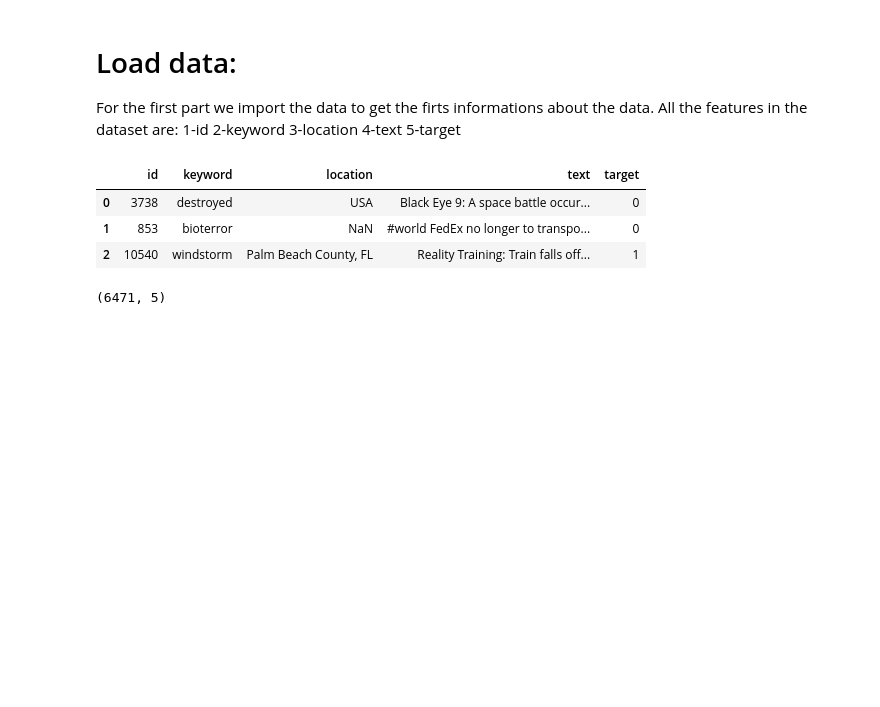
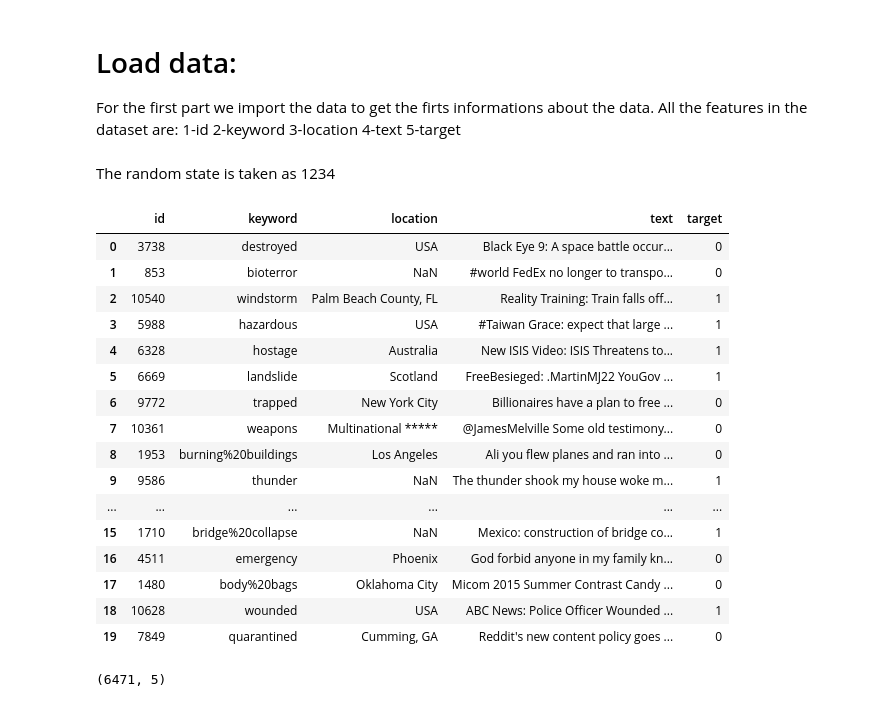
Before and after one commit to sarrab/DMML2020_COOP, a Jupyter notebook: code/COOP20.ipynb, the cells around one changed output. Drawn from its saved outputs; the diff is of its cells as text; code cells hidden in the pictures; blank space fills up the shorter version.

```diff
--- a/code/COOP20.ipynb
+++ b/code/COOP20.ipynb
@@ -33,14 +27,29 @@ For the first part we import the data to get the firts informations about the da
 3-location
 4-text
 5-target
+# %% [markdown]
+The random state is taken as 1234
 # %%
 df = pd.read_csv("https://raw.githubusercontent.com/michalis0/DataMining_and_MachineLearning/master/project/training_data.csv")
-df.head(3)
+df.head(20)
 # %% [output]
 |  | id | keyword | location | text | target |
 | 0 | 3738 | destroyed | USA | Black Eye 9: A space battle occur... | 0 |
 | 1 | 853 | bioterror | NaN | #world FedEx no longer to transpo... | 0 |
 | 2 | 10540 | windstorm | Palm Beach County, FL | Reality Training: Train falls off... | 1 |
+| 3 | 5988 | hazardous | USA | #Taiwan Grace: expect that large ... | 1 |
+| 4 | 6328 | hostage | Australia | New ISIS Video: ISIS Threatens to... | 1 |
+| 5 | 6669 | landslide | Scotland | FreeBesieged: .MartinMJ22 YouGov ... | 1 |
+| 6 | 9772 | trapped | New York City | Billionaires have a plan to free ... | 0 |
+| 7 | 10361 | weapons | Multinational ***** | @JamesMelville Some old testimony... | 0 |
+| 8 | 1953 | burning%20buildings | Los Angeles | Ali you flew planes and ran into ... | 0 |
+| 9 | 9586 | thunder | NaN | The thunder shook my house woke m... | 1 |
+| ... | ... | ... | ... | ... | ... |
+| 15 | 1710 | bridge%20collapse | NaN | Mexico: construction of bridge co... | 1 |
+| 16 | 4511 | emergency | Phoenix | God forbid anyone in my family kn... | 0 |
+| 17 | 1480 | body%20bags | Oklahoma City | Micom 2015 Summer Contrast Candy ... | 0 |
+| 18 | 10628 | wounded | USA | ABC News: Police Officer Wounded ... | 1 |
+| 19 | 7849 | quarantined | Cumming, GA | Reddit's new content policy goes ... | 0 |
 # %%
 df.shape
 # %% [output]
```
Also changed, not shown: parts of 30 cells of this notebook.
